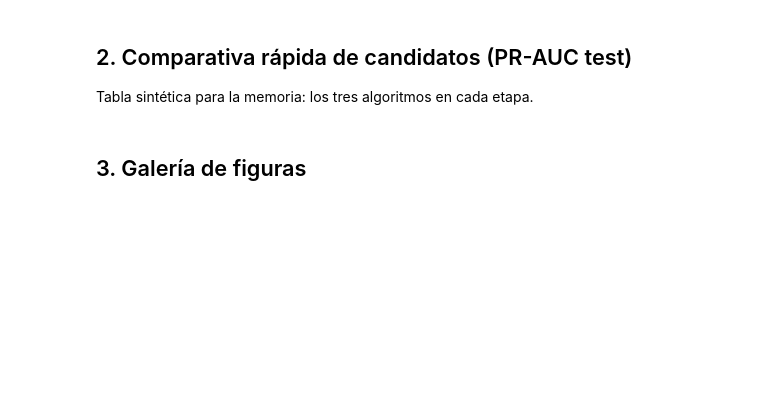
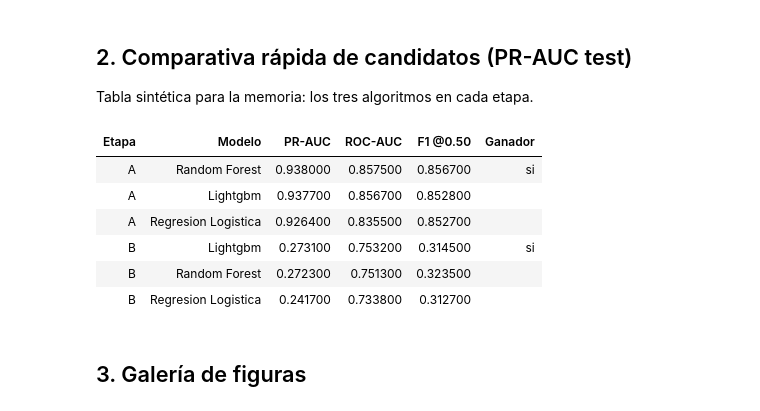
Before and after one commit to borjarog/TFG-GCD-borjarog, a Jupyter notebook: notebooks/modelado/01_resultados_fase1.ipynb, the cells around one changed output. Drawn from its saved outputs; the diff is of its cells as text; code cells hidden in the pictures; blank space fills up the shorter version.

```diff
--- a/notebooks/modelado/01_resultados_fase1.ipynb
+++ b/notebooks/modelado/01_resultados_fase1.ipynb
@@ -70,24 +145,32 @@ Tabla sintética para la memoria: los tres algoritmos en cada etapa.
 # %%
 import pandas as pd
 
 filas = []
 for etapa, key in [("A", "etapa_a"), ("B", "etapa_b")]:
     for modelo, m in comp[key]["comparacion"].items():
         if modelo == "baseline_prevalencia":
             continue
         if "pr_auc" not in m:
             continue
         filas.append({
             "Etapa": etapa,
             "Modelo": modelo.replace("_", " ").title(),
             "PR-AUC": round(m["pr_auc"], 4),
             "ROC-AUC": round(m.get("roc_auc", float("nan")), 4),
             "F1 @0.50": round(m.get("f1", float("nan")), 4),
-            "Ganador": "✓" if comp[key]["ganador"] == modelo else "",
+            "Ganador": "si" if comp[key]["ganador"] == modelo else "",
         })
 
 tabla = pd.DataFrame(filas).sort_values(["Etapa", "PR-AUC"], ascending=[True, False])
 display(tabla.style.hide(axis="index"))
+# %% [output]
+| Etapa | Modelo | PR-AUC | ROC-AUC | F1 @0.50 | Ganador |
+| A | Random Forest | 0.938000 | 0.857500 | 0.856700 | si |
+| A | Lightgbm | 0.937700 | 0.856700 | 0.852800 |  |
+| A | Regresion Logistica | 0.926400 | 0.835500 | 0.852700 |  |
+| B | Lightgbm | 0.273100 | 0.753200 | 0.314500 | si |
+| B | Random Forest | 0.272300 | 0.751300 | 0.323500 |  |
+| B | Regresion Logistica | 0.241700 | 0.733800 | 0.312700 |  |
 # %% [markdown]
 ## 3. Galería de figuras
 # %%
```
Also changed, not shown: parts of 5 cells of this notebook, 36 other files.
